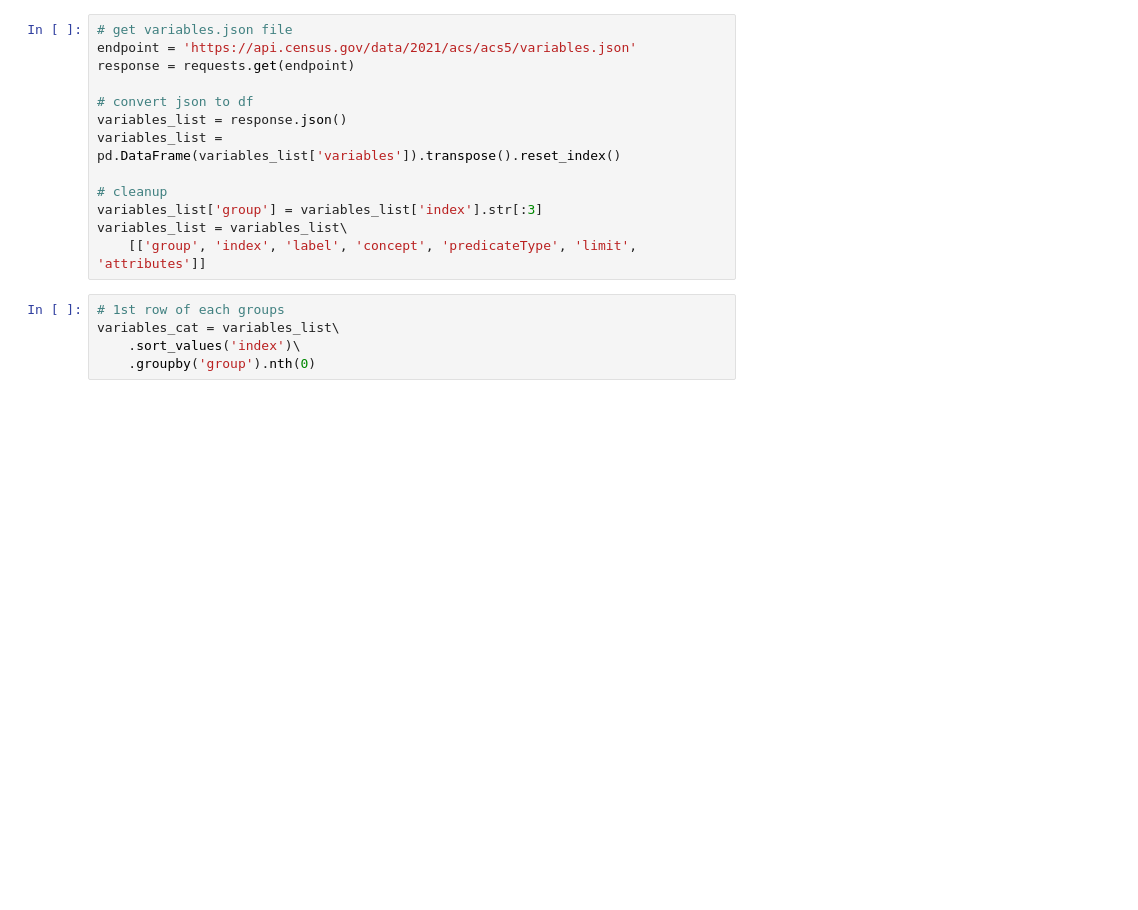
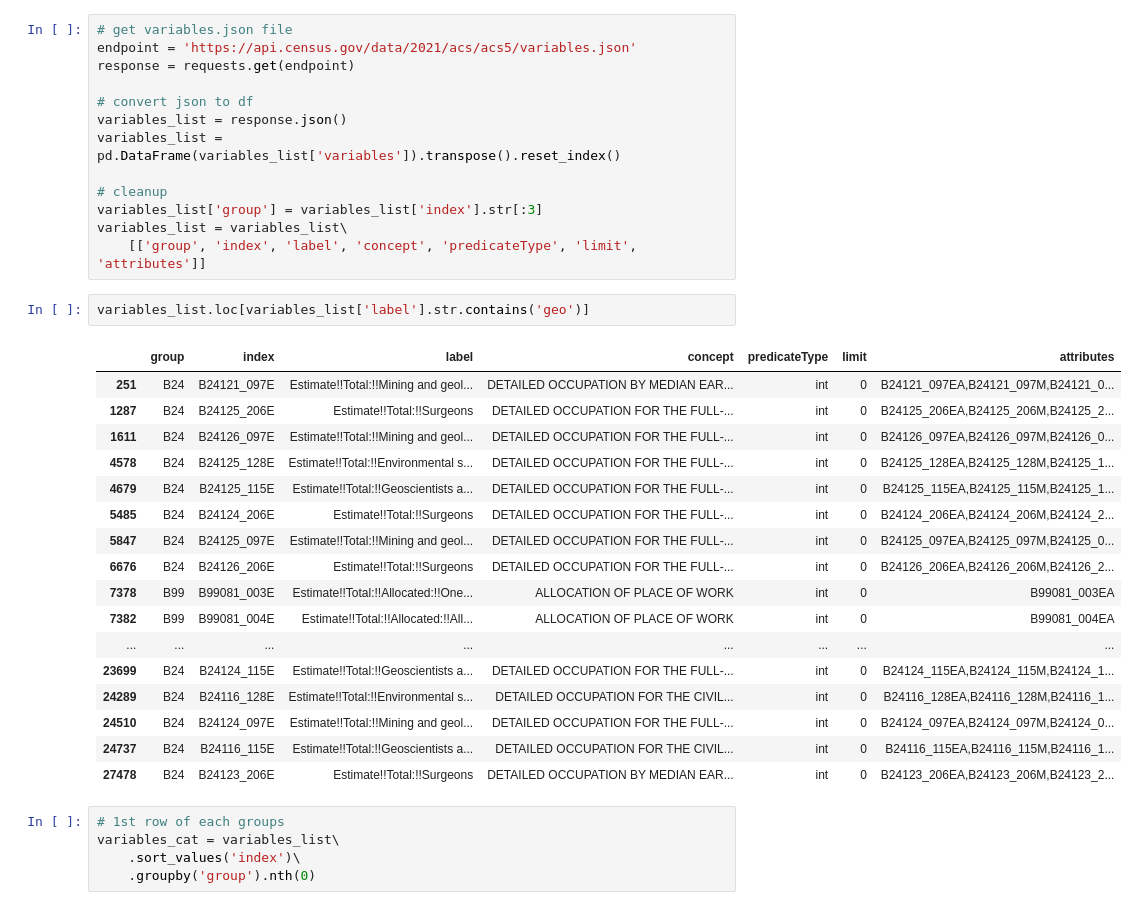
Before and after one commit to b-h-kim/do_parks_gentrify_our_neighborhood, a Jupyter notebook: scripts/scripts.ipynb, the cells around one changed output. Drawn from its saved outputs; the diff is of its cells as text; blank space fills up the shorter version.

```diff
--- a/scripts/scripts.ipynb
+++ b/scripts/scripts.ipynb
@@ -100,6 +224,26 @@ variables_list = pd.DataFrame(variables_list['variables']).transpose().reset_ind
 variables_list['group'] = variables_list['index'].str[:3]
 variables_list = variables_list\
     [['group', 'index', 'label', 'concept', 'predicateType', 'limit', 'attributes']]
+# %%
+variables_list.loc[variables_list['label'].str.contains('geo')]
+# %% [output]
+|  | group | index | label | concept | predicateType | limit | attributes |
+| 251 | B24 | B24121_097E | Estimate!!Total:!!Mining and geol... | DETAILED OCCUPATION BY MEDIAN EAR... | int | 0 | B24121_097EA,B24121_097M,B24121_0... |
+| 1287 | B24 | B24125_206E | Estimate!!Total:!!Surgeons | DETAILED OCCUPATION FOR THE FULL-... | int | 0 | B24125_206EA,B24125_206M,B24125_2... |
+| 1611 | B24 | B24126_097E | Estimate!!Total:!!Mining and geol... | DETAILED OCCUPATION FOR THE FULL-... | int | 0 | B24126_097EA,B24126_097M,B24126_0... |
+| 4578 | B24 | B24125_128E | Estimate!!Total:!!Environmental s... | DETAILED OCCUPATION FOR THE FULL-... | int | 0 | B24125_128EA,B24125_128M,B24125_1... |
+| 4679 | B24 | B24125_115E | Estimate!!Total:!!Geoscientists a... | DETAILED OCCUPATION FOR THE FULL-... | int | 0 | B24125_115EA,B24125_115M,B24125_1... |
+| 5485 | B24 | B24124_206E | Estimate!!Total:!!Surgeons | DETAILED OCCUPATION FOR THE FULL-... | int | 0 | B24124_206EA,B24124_206M,B24124_2... |
+| 5847 | B24 | B24125_097E | Estimate!!Total:!!Mining and geol... | DETAILED OCCUPATION FOR THE FULL-... | int | 0 | B24125_097EA,B24125_097M,B24125_0... |
+| 6676 | B24 | B24126_206E | Estimate!!Total:!!Surgeons | DETAILED OCCUPATION FOR THE FULL-... | int | 0 | B24126_206EA,B24126_206M,B24126_2... |
+| 7378 | B99 | B99081_003E | Estimate!!Total:!!Allocated:!!One... | ALLOCATION OF PLACE OF WORK | int | 0 | B99081_003EA |
+| 7382 | B99 | B99081_004E | Estimate!!Total:!!Allocated:!!All... | ALLOCATION OF PLACE OF WORK | int | 0 | B99081_004EA |
+| ... | ... | ... | ... | ... | ... | ... | ... |
+| 23699 | B24 | B24124_115E | Estimate!!Total:!!Geoscientists a... | DETAILED OCCUPATION FOR THE FULL-... | int | 0 | B24124_115EA,B24124_115M,B24124_1... |
+| 24289 | B24 | B24116_128E | Estimate!!Total:!!Environmental s... | DETAILED OCCUPATION FOR THE CIVIL... | int | 0 | B24116_128EA,B24116_128M,B24116_1... |
+| 24510 | B24 | B24124_097E | Estimate!!Total:!!Mining and geol... | DETAILED OCCUPATION FOR THE FULL-... | int | 0 | B24124_097EA,B24124_097M,B24124_0... |
+| 24737 | B24 | B24116_115E | Estimate!!Total:!!Geoscientists a... | DETAILED OCCUPATION FOR THE CIVIL... | int | 0 | B24116_115EA,B24116_115M,B24116_1... |
+| 27478 | B24 | B24123_206E | Estimate!!Total:!!Surgeons | DETAILED OCCUPATION BY MEDIAN EAR... | int | 0 | B24123_206EA,B24123_206M,B24123_2... |
 # %%
 # 1st row of each groups
 variables_cat = variables_list\
```
Also changed, not shown: parts of 43 cells of this notebook, 9 other files.
